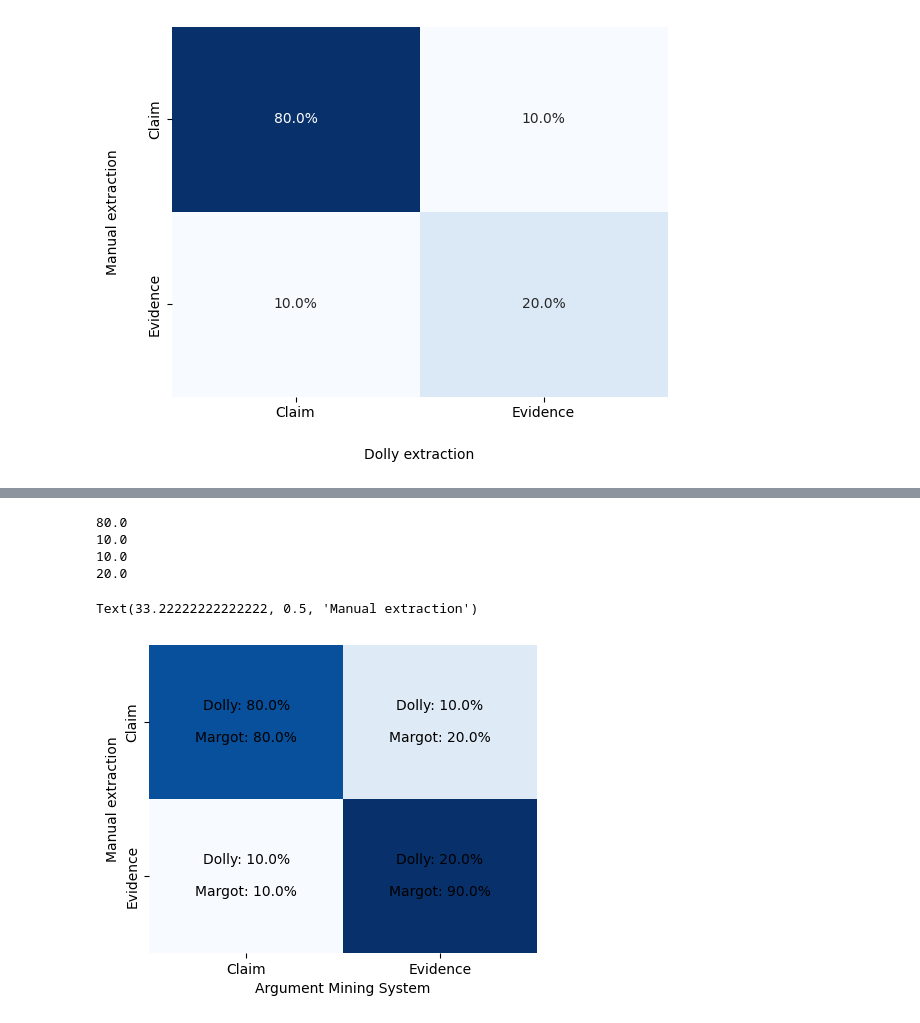
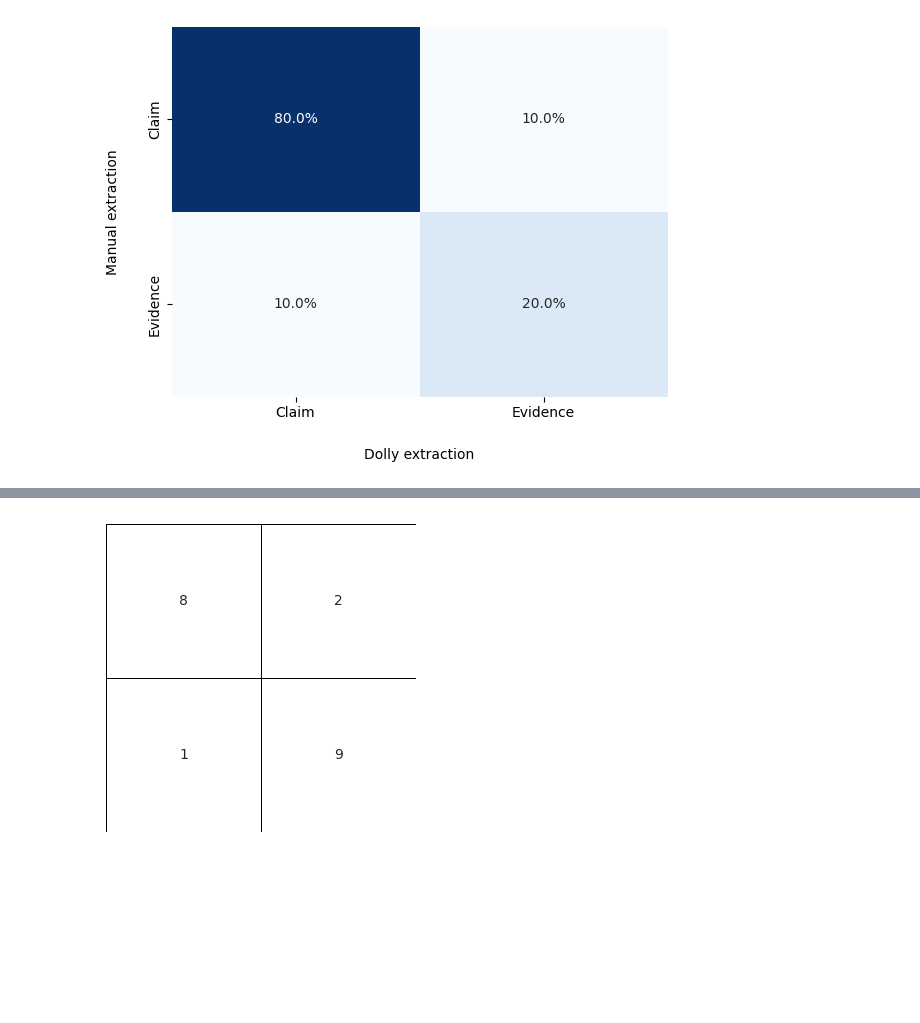
Before and after one commit to himayla/fake_news, a Jupyter notebook: evaluation/evaluation_am.ipynb, the cells around one changed output, grey strips where cells are left out. Cells and saved outputs as stored; diff of their text form; code cells hidden in the pictures; blank space fills up the shorter version.

```diff
--- a/evaluation/evaluation_am.ipynb
+++ b/evaluation/evaluation_am.ipynb
@@ -293,27 +326,48 @@ matrix_margot = matrix_margot / 10 * 100
 # %%
+import matplotlib.cm as cm
+
+sns.set_style("whitegrid", {'axes.grid' : True})
+
+
 labels = ['Claim', 'Evidence']
 
 # Create a figure with two subplots
-fig, axes = plt.subplots(1, 1, figsize=(5, 4))
+# fig, axes = plt.subplots(2, 1, figsize=(5, 5))
+fig = plt.figure(figsize=(4, 4))
 
 # Plot the first confusion matrix
-sns.heatmap(matrix_margot/10, annot=False, cmap="Blues", fmt=".1%", cbar=False, ax=axes)
-axes.set_xticklabels(labels)
-axes.set_yticklabels(labels)
-axes.set_xticks(np.arange(len(labels)) + 0.5)
-axes.set_yticks(np.arange(len(labels)) + 0.5)
-for i in range(len(labels)):
-    for j in range(len(labels)):
-        lab = f'Dolly: {matrix_dolly[i, j]}%\n\nMargot: {matrix_margot[i, j]}%'
-        print(matrix_dolly[i, j])
-        axes.text(j + 0.5, i + 0.5, lab,
-                     ha='center', va='center', color='black')
-axes.set_xlabel("Argument Mining System")
-axes.set_ylabel("Manual extraction")
+conf_matrix = sns.heatmap(matrix_margot,
+            annot=True,
+            linewidth=.7,
+            linecolor='black',
+            cmap=ListedColormap(['white']),
+            yticklabels=False,
+            xticklabels=False,
+            # grid=False,
+            # fmt=".1%",
+            cbar=False)
+# Turns off grid on the left Axis.
+# conf_matrix.hlines([0, 2], *conf_matrix.get_xlim(), colors='black', linewidths=0.5)
+# conf_matrix.vlines([0, 2], *conf_matrix.get_ylim(), colors='black', linewidths=0.5)
+
+# # Add gridlines for the fields in the middle of the heatmap
+# conf_matrix.hlines([1], *conf_matrix.get_xlim(), colors='black', linewidths=1)
+# conf_matrix.vlines([1], *conf_matrix.get_ylim(), colors='black', linewidths=1)
+
+
+fig.add_axes(conf_matrix)
+
+
+plt.show()
+# fig.set_xticklabels(labels)
+# axes.set_yticklabels(labels)
+# axes.set_xticks(np.arange(len(labels)) + 0.5)
+# axes.set_yticks(np.arange(len(labels)) + 0.5)
+# for i in range(len(labels)):
+#     for j in range(len(labels)):
+#         lab = f'Dolly 2.0: {matrix_dolly[i, j]}%\nMARGOT: {matrix_margot[i, j]}%'
+#         print(matrix_dolly[i, j])
+#         conf_matrix.text(j + 0.5, i + 0.5, lab,
+#                      ha='center', va='center', color='black')
 # %% [output]
-80.0
-10.0
-10.0
-20.0
-Text(33.22222222222222, 0.5, 'Manual extraction')
-[figure, old version]
+[figure, new version]
```
Also changed, not shown: parts of 11 cells of this notebook, 23 other files.
